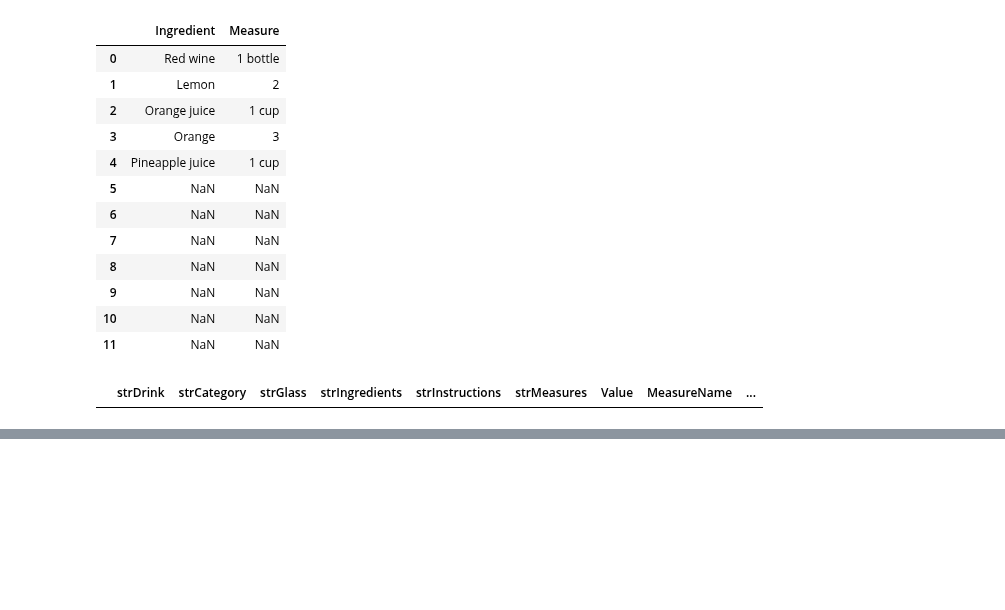
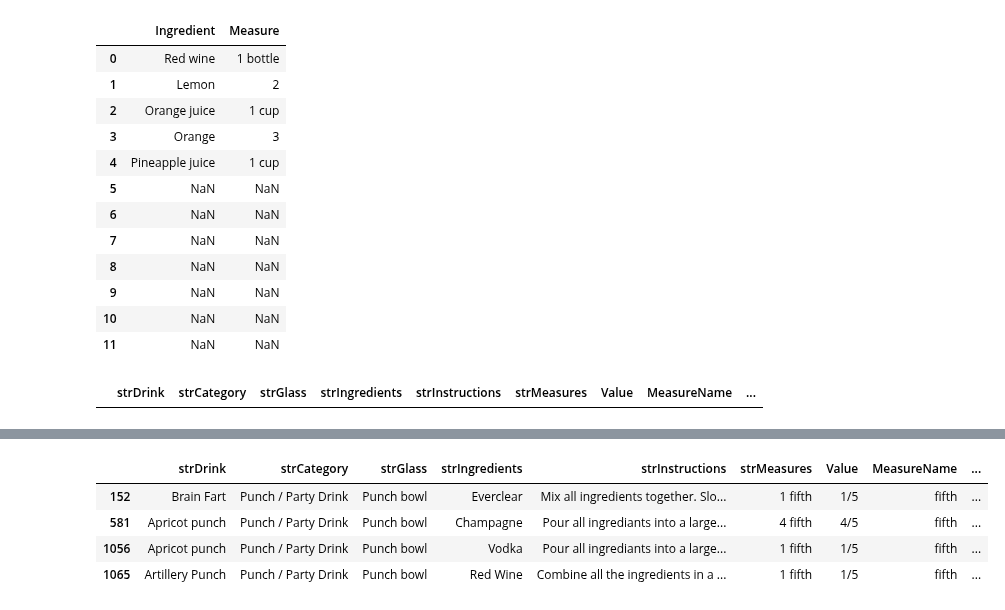
Before and after one commit to SvetlanaGruzdeva/AI-Mixologist-Project, a Jupyter notebook: data_cleaning_measures.ipynb, the cells around one changed output, grey strips where cells are left out. Drawn from its saved outputs; the diff is of its cells as text; code cells hidden in the pictures; blank space fills up the shorter version.

```diff
--- a/data_cleaning_measures.ipynb
+++ b/data_cleaning_measures.ipynb
@@ -798,0 +830,8 @@ array([nan, None], dtype=object)
+# %%
+df_cons.loc[(df_cons['MeasureName_copy'] == 'fifth')]
+# %% [output]
+|  | strDrink | strCategory | strGlass | strIngredients | strInstructions | strMeasures | Value | MeasureName | ... |
+| 152 | Brain Fart | Punch / Party Drink | Punch bowl | Everclear | Mix all ingredients together. Slo... | 1 fifth | 1/5 | fifth | ... |
+| 581 | Apricot punch | Punch / Party Drink | Punch bowl | Champagne | Pour all ingrediants into a large... | 4 fifth | 4/5 | fifth | ... |
+| 1056 | Apricot punch | Punch / Party Drink | Punch bowl | Vodka | Pour all ingrediants into a large... | 1 fifth | 1/5 | fifth | ... |
+| 1065 | Artillery Punch | Punch / Party Drink | Punch bowl | Red Wine | Combine all the ingredients in a ... | 1 fifth | 1/5 | fifth | ... |
```
Also changed, not shown: parts of 30 cells of this notebook.
